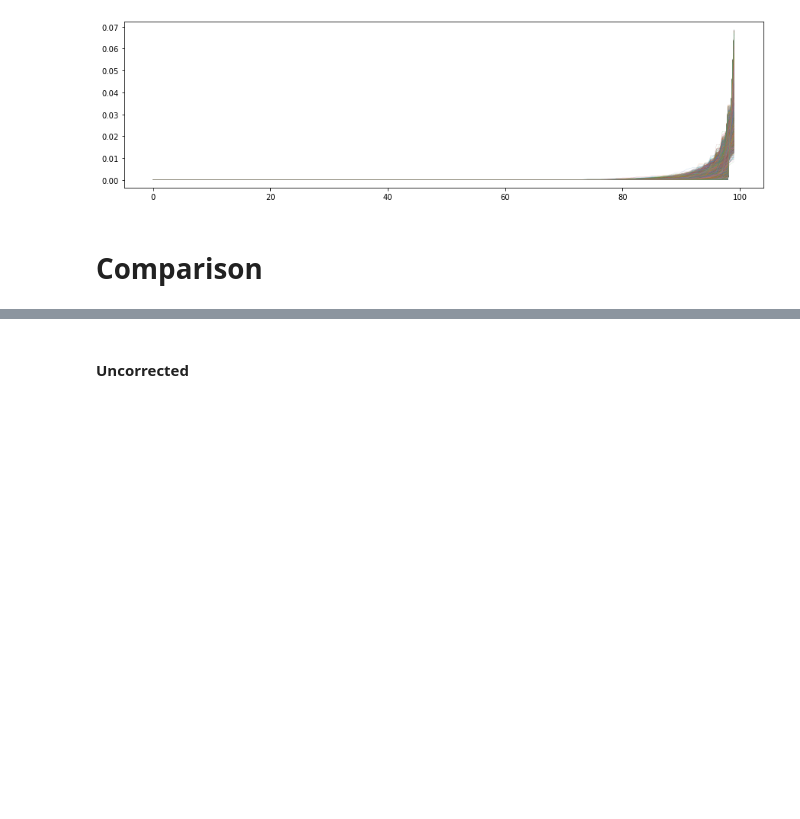
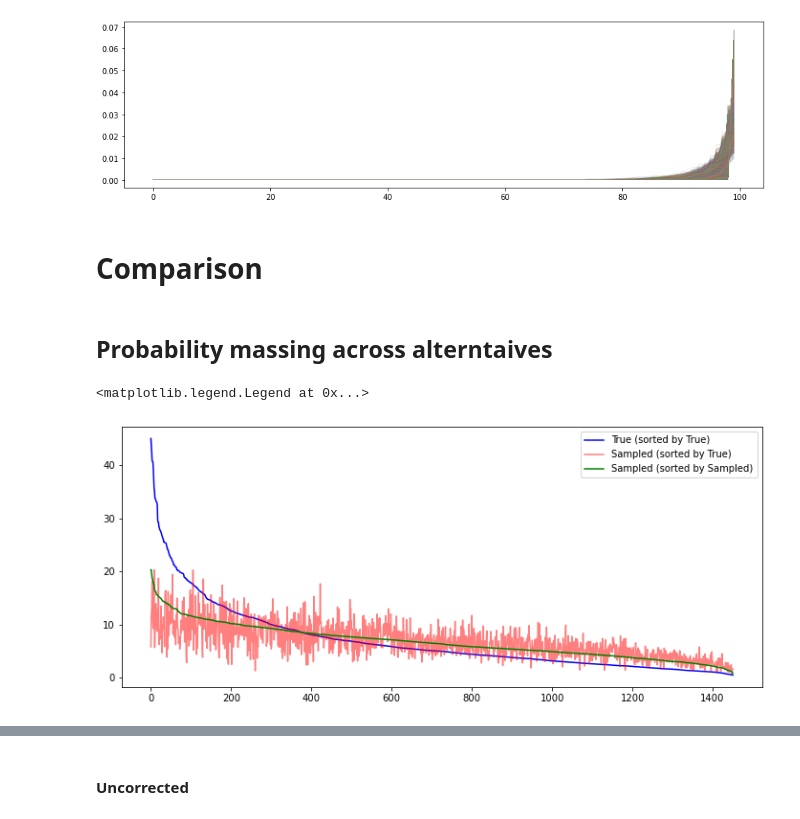
Before and after one commit to mxndrwgrdnr/simulation_bias, a Jupyter notebook: notebooks/large_mnl.ipynb, the cells around one changed output, grey strips where cells are left out. Cells and saved outputs as stored; diff of their text form; code cells hidden in the pictures; blank space fills up the shorter version.

Commit message:
first iteration plots

```diff
--- a/notebooks/large_mnl.ipynb
+++ b/notebooks/large_mnl.ipynb
@@ -240,3 +240,20 @@ Wall time: 3min 33s
 [figure]
 # %% [markdown]
 # Comparison
+# %% [markdown]
+## Probability massing across alterntaives
+# %%
+order = probs_true.sum(axis=0).argsort()[::-1]
+# %%
+probs_samp_sparse = onp.zeros_like(probs_true)
+probs_samp_sparse[
+    np.array(range(n_choosers)).repeat(sample_size), chooser_alts.flatten()] = probs_samp.flatten()
+# %%
+fig, ax = plt.subplots(figsize=(12,5))
+ax.plot(zones, probs_true.sum(axis=0)[order], color='b', alpha=1, label='True (sorted by True)')
+ax.plot(zones, probs_samp_sparse.sum(axis=0)[order], color='r', alpha=0.5, label='Sampled (sorted by True)')
+ax.plot(zones, np.sort(probs_samp_sparse.sum(axis=0))[::-1], color='g', alpha=1, label='Sampled (sorted by Sampled)')
+ax.legend()
+# %% [output]
+<matplotlib.legend.Legend at 0x...>
+[figure, added]
```
Also changed, not shown: parts of 27 cells of this notebook.
